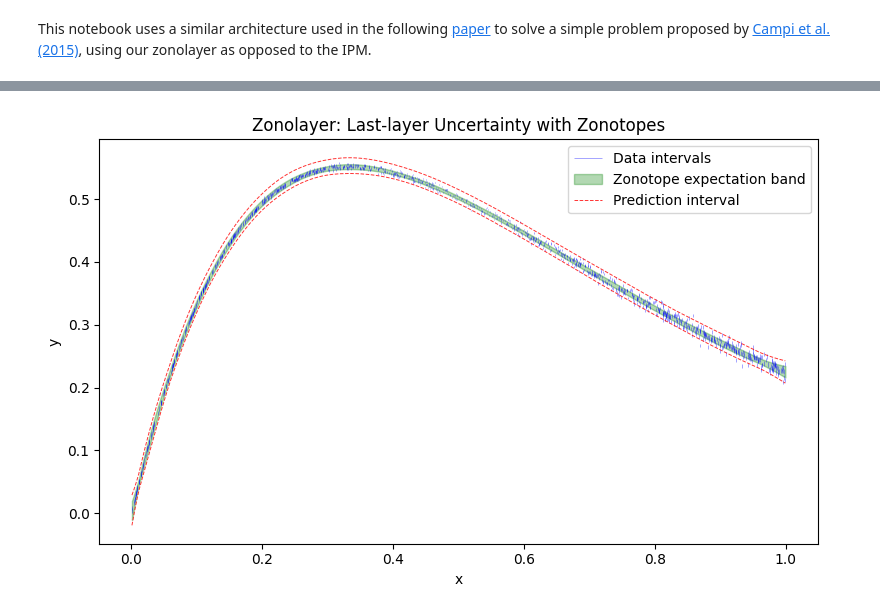
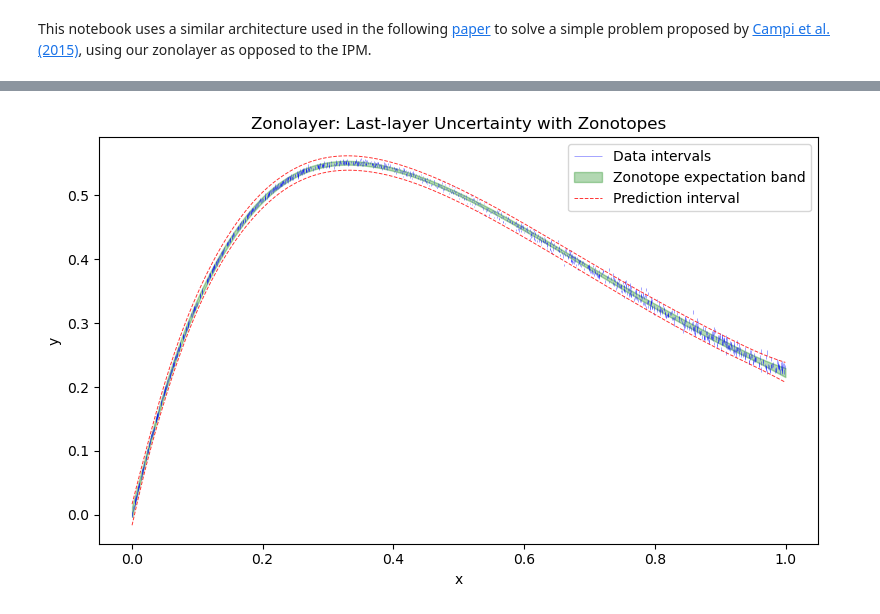
Before and after one commit to MattCodes03/zonolayer, a Jupyter notebook: examples/Campi_Problem.ipynb, the cells around one changed output, grey strips where cells are left out. Saved outputs shown, nothing was run; the diff lists cells and outputs as text; code cells hidden in the pictures.

```diff
--- a/examples/Campi_Problem.ipynb
+++ b/examples/Campi_Problem.ipynb
@@ -111,6 +111,9 @@ Epoch 3000: MSE = 0.000020, LR = 2.938576e-04
 # %%
-zl = Zonolayer(centre_net, lambda_reg=1e-10, alpha=0.05)
-results = zl.predict(x_t, y_lower, y_upper, n_points=n)
+# Test points
+test_set = torch.linspace(x_t.min(), x_t.max(), n).unsqueeze(1)
+
+zl = Zonolayer(centre_net, lambda_reg=1e-4, alpha=0.05)
+results = zl.compute(x_t, test_set, y_lower, y_upper)
 
 # Unpack results
 y_lower_pred = results["y_lower_pred"]
@@ -127,31 +130,31 @@ plt.figure(figsize=(8, 5))
 x_sorted, idx = torch.sort(x_t, dim=0)
 y_lb_sorted = y_lb_t[idx]
 y_ub_sorted = y_ub_t[idx]
 
 plt.vlines(x_sorted.numpy().flatten(),
            y_lb_sorted.numpy().flatten(),
            y_ub_sorted.numpy().flatten(),
            color='blue', alpha=.5, linewidth=0.5,
            label='Data intervals')
 
 # Plot NN prediction
 #plt.plot(x_plot.numpy(), centre_pred, color='green', lw=1.5, label='NN prediction', zorder=5)
 
 #plt.plot(x_plot.numpy(), y_lower_pred, 'g', lw=1.5, label='Zonotopic bounds', alpha=0.8)
 #plt.plot(x_plot.numpy(), y_upper_pred, 'g', lw=1.5, label='__nolegend__', alpha=0.8)
 
 plt.fill_between(x_plot.numpy(), y_lower_pred, y_upper_pred, color='green', alpha=0.3, label='Zonotope expectation band')
 
 plt.plot(x_plot.numpy(), pi_lower, 'r--', lw=0.7,
           label='Prediction interval', alpha=0.8)
 plt.plot(x_plot.numpy(), pi_upper, 'r--', lw=0.7,
           label='__nolegend__', alpha=0.8)
 
 plt.legend()
 plt.title("Zonolayer: Last-layer Uncertainty with Zonotopes")
 plt.xlabel("x")
 plt.ylabel("y")
 plt.tight_layout()
 plt.show()
 # %% [output]
-[figure, old version]
+[figure, new version]
```
Also changed, not shown: parts of 1 cell of this notebook, 8 other files.
